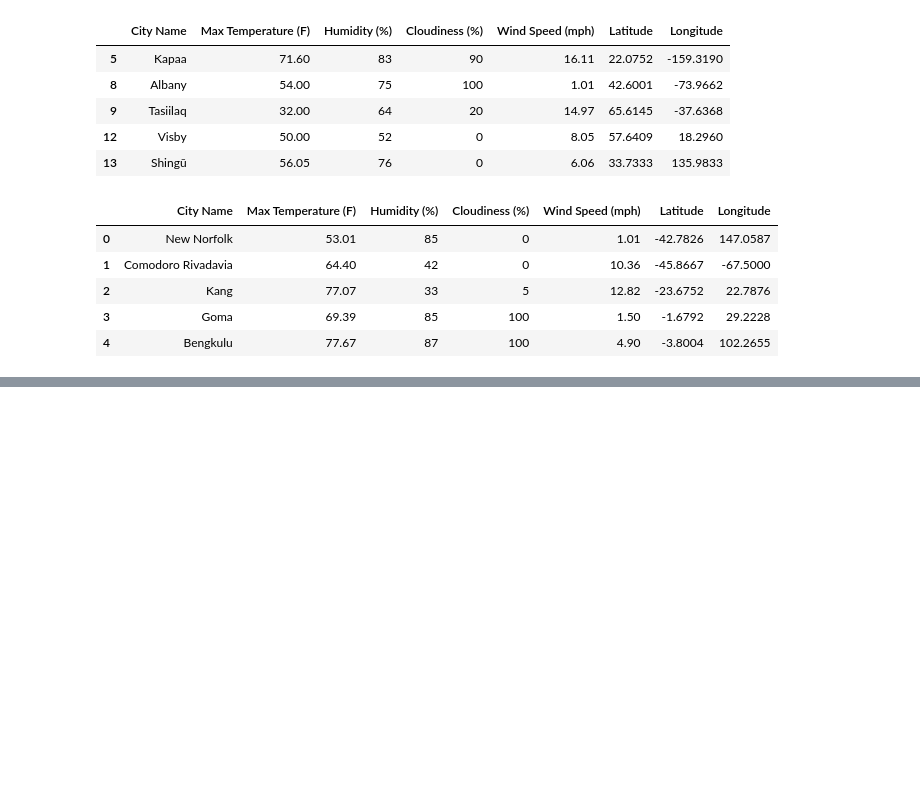
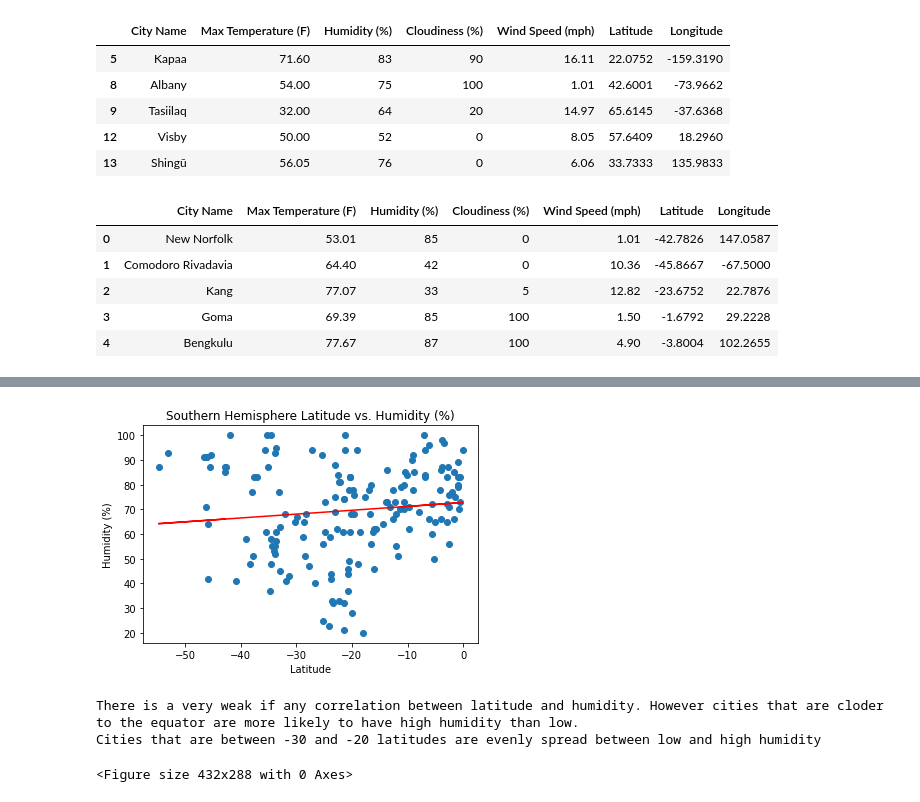
Before and after one commit to Caleman34/Python-API-challenge, a Jupyter notebook: WeatherPy/WeatherPy.ipynb, the cells around one changed output, grey strips where cells are left out. Saved outputs shown, nothing was run; the diff lists cells and outputs as text; code cells hidden in the pictures; blank space fills up the shorter version.

```diff
--- a/WeatherPy/WeatherPy.ipynb
+++ b/WeatherPy/WeatherPy.ipynb
@@ -263,0 +324,25 @@ plt.show()
+# %%
+# sh- hum v lat
+x_values = southern_df["Latitude"]
+y_values = southern_df["Humidity (%)"]
+(slope, intercept, rvalue, pvalue, stderr) = linregress(x_values, y_values)
+regress_values = x_values * slope + intercept
+line_eq = "y = " + str(round(slope,2)) + "x + " + str(round(intercept,2))
+plt.scatter(x_values,y_values)
+plt.plot(x_values,regress_values,"r-")
+plt.annotate(line_eq,(6,10),fontsize=15,color="red")
+plt.title("Southern Hemisphere Latitude vs. Humidity (%)")
+plt.xlabel("Latitude")
+plt.ylabel("Humidity (%)")
+plt.show()
+
+# save figure
+plt.savefig("Analysis/WeatherAPI/sh_hum_v_lat.png")
+
+print("There is a very weak if any correlation between latitude and humidity. However cities that are cloder to the equator are more likely to have high humidity than low.")
+print("Cities that are between -30 and -20 latitudes are evenly spread between low and high humidity")
+# %% [output]
+[figure, added]
+There is a very weak if any correlation between latitude and humidity. However cities that are cloder to the equator are more likely to have high humidity than low.
+Cities that are between -30 and -20 latitudes are evenly spread between low and high humidity
+<Figure size 432x288 with 0 Axes>
```
Also changed, not shown: parts of 4 cells of this notebook, 4 other files.
